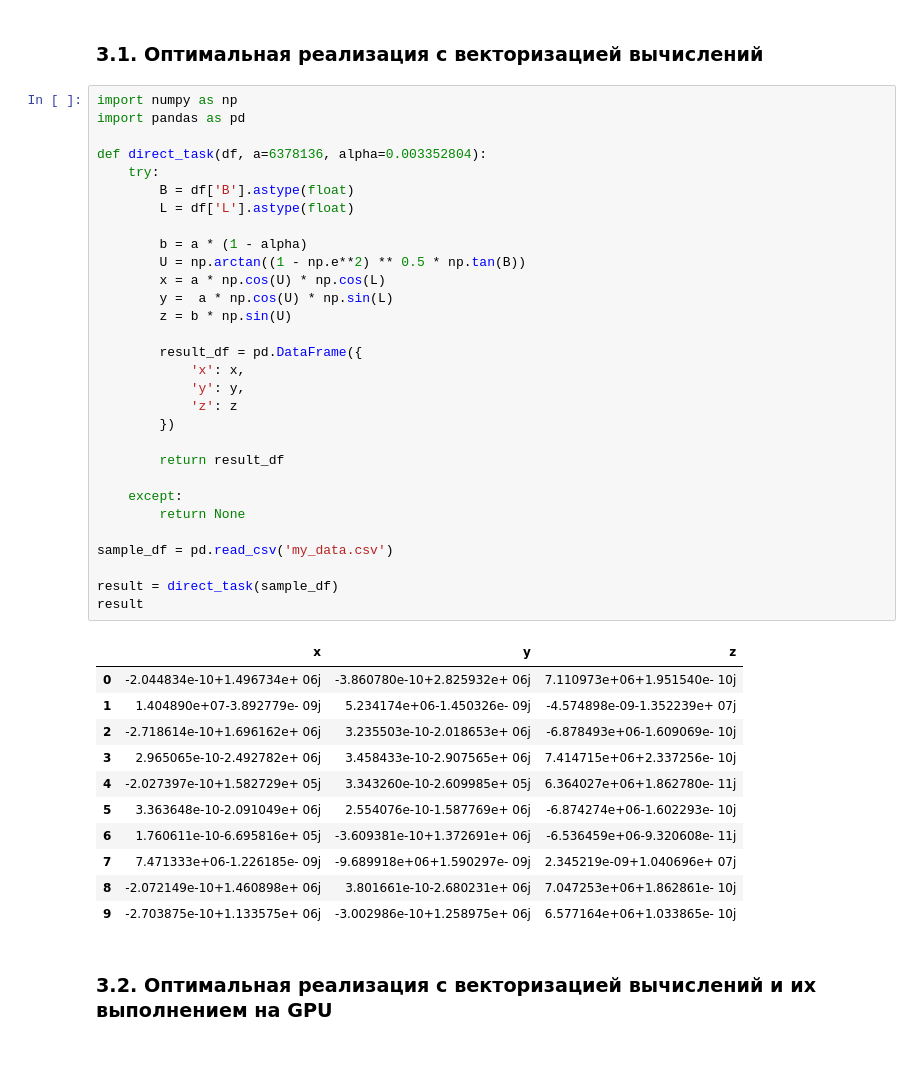
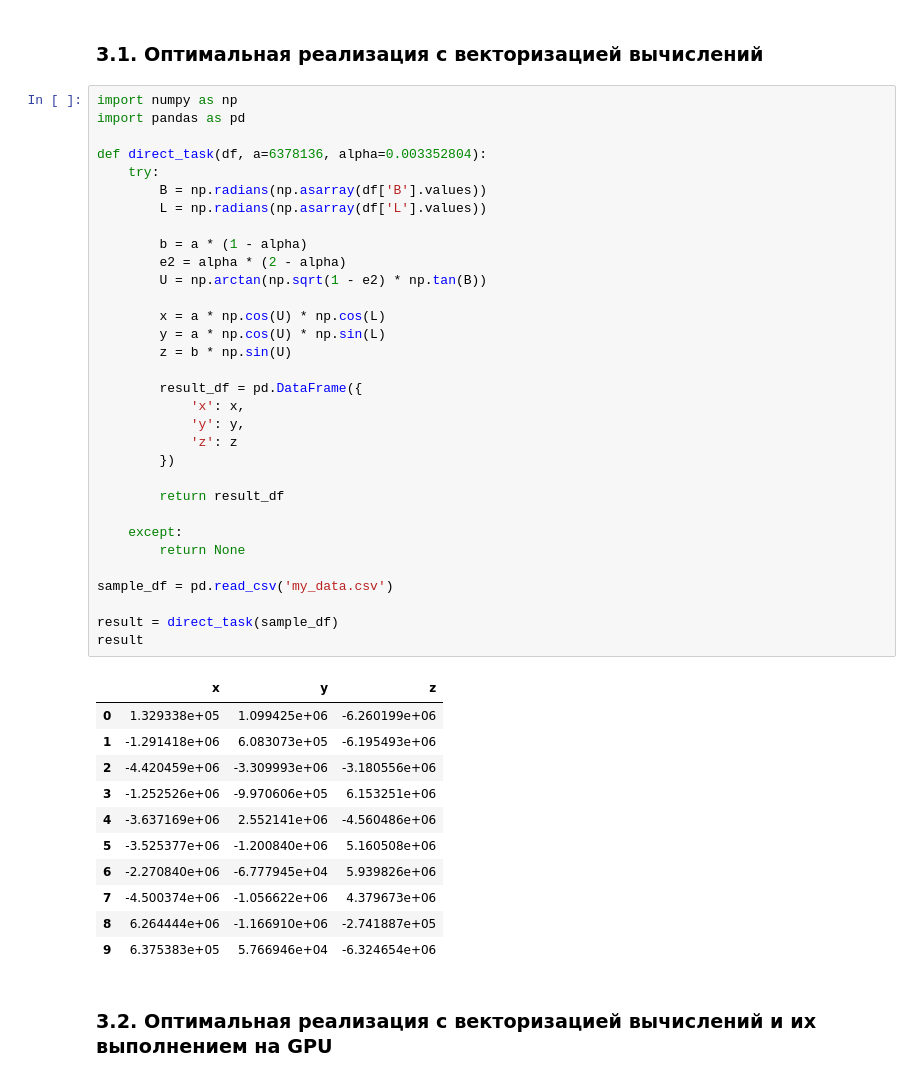
Before and after one commit to alexmordashov/computer_math, a Jupyter notebook: 6. Работа с электронными таблицами. Многопоточная и многопроцессорная оптимизация. Генераторы/Практическая_работа_№6_Формирование_электронных_таблиц.ipynb, the cells around one changed output. Cells and saved outputs as stored; diff of their text form.

```diff
--- a/6. Работа с электронными таблицами. Многопоточная и многопроцессорная оптимизация. Генераторы/Практическая_работа_№6_Формирование_электронных_таблиц.ipynb
+++ b/6. Работа с электронными таблицами. Многопоточная и многопроцессорная оптимизация. Генераторы/Практическая_работа_№6_Формирование_электронных_таблиц.ipynb
@@ -1073,45 +1073,47 @@ next(csv_gen)
 # %%
 import numpy as np
 import pandas as pd
 
 def direct_task(df, a=6378136, alpha=0.003352804):
     try:
-        B = df['B'].astype(float)
-        L = df['L'].astype(float)
+        B = np.radians(np.asarray(df['B'].values))
+        L = np.radians(np.asarray(df['L'].values))
 
         b = a * (1 - alpha)
-        U = np.arctan((1 - np.e**2) ** 0.5 * np.tan(B))
+        e2 = alpha * (2 - alpha)
+        U = np.arctan(np.sqrt(1 - e2) * np.tan(B))
+
         x = a * np.cos(U) * np.cos(L)
-        y =  a * np.cos(U) * np.sin(L)
+        y = a * np.cos(U) * np.sin(L)
         z = b * np.sin(U)
 
         result_df = pd.DataFrame({
             'x': x,
             'y': y,
             'z': z
         })
 
         return result_df
 
     except:
         return None
 
 sample_df = pd.read_csv('my_data.csv')
 
 result = direct_task(sample_df)
 result
 # %% [output]
 |  | x | y | z |
-| 0 | -2.044834e-10+1.496734e+ 06j | -3.860780e-10+2.825932e+ 06j | 7.110973e+06+1.951540e- 10j |
-| 1 | 1.404890e+07-3.892779e- 09j | 5.234174e+06-1.450326e- 09j | -4.574898e-09-1.352239e+ 07j |
-| 2 | -2.718614e-10+1.696162e+ 06j | 3.235503e-10-2.018653e+ 06j | -6.878493e+06-1.609069e- 10j |
-| 3 | 2.965065e-10-2.492782e+ 06j | 3.458433e-10-2.907565e+ 06j | 7.414715e+06+2.337256e- 10j |
-| 4 | -2.027397e-10+1.582729e+ 05j | 3.343260e-10-2.609985e+ 05j | 6.364027e+06+1.862780e- 11j |
-| 5 | 3.363648e-10-2.091049e+ 06j | 2.554076e-10-1.587769e+ 06j | -6.874274e+06-1.602293e- 10j |
-| 6 | 1.760611e-10-6.695816e+ 05j | -3.609381e-10+1.372691e+ 06j | -6.536459e+06-9.320608e- 11j |
-| 7 | 7.471333e+06-1.226185e- 09j | -9.689918e+06+1.590297e- 09j | 2.345219e-09+1.040696e+ 07j |
-| 8 | -2.072149e-10+1.460898e+ 06j | 3.801661e-10-2.680231e+ 06j | 7.047253e+06+1.862861e- 10j |
-| 9 | -2.703875e-10+1.133575e+ 06j | -3.002986e-10+1.258975e+ 06j | 6.577164e+06+1.033865e- 10j |
+| 0 | 1.329338e+05 | 1.099425e+06 | -6.260199e+06 |
+| 1 | -1.291418e+06 | 6.083073e+05 | -6.195493e+06 |
+| 2 | -4.420459e+06 | -3.309993e+06 | -3.180556e+06 |
+| 3 | -1.252526e+06 | -9.970606e+05 | 6.153251e+06 |
+| 4 | -3.637169e+06 | 2.552141e+06 | -4.560486e+06 |
+| 5 | -3.525377e+06 | -1.200840e+06 | 5.160508e+06 |
+| 6 | -2.270840e+06 | -6.777945e+04 | 5.939826e+06 |
+| 7 | -4.500374e+06 | -1.056622e+06 | 4.379673e+06 |
+| 8 | 6.264444e+06 | -1.166910e+06 | -2.741887e+05 |
+| 9 | 6.375383e+05 | 5.766946e+04 | -6.324654e+06 |
 # %% [markdown]
 ### 3.2. Оптимальная реализация с векторизацией вычислений и их выполнением на GPU
 # %%
```
Also changed, not shown: parts of 3 cells of this notebook.
